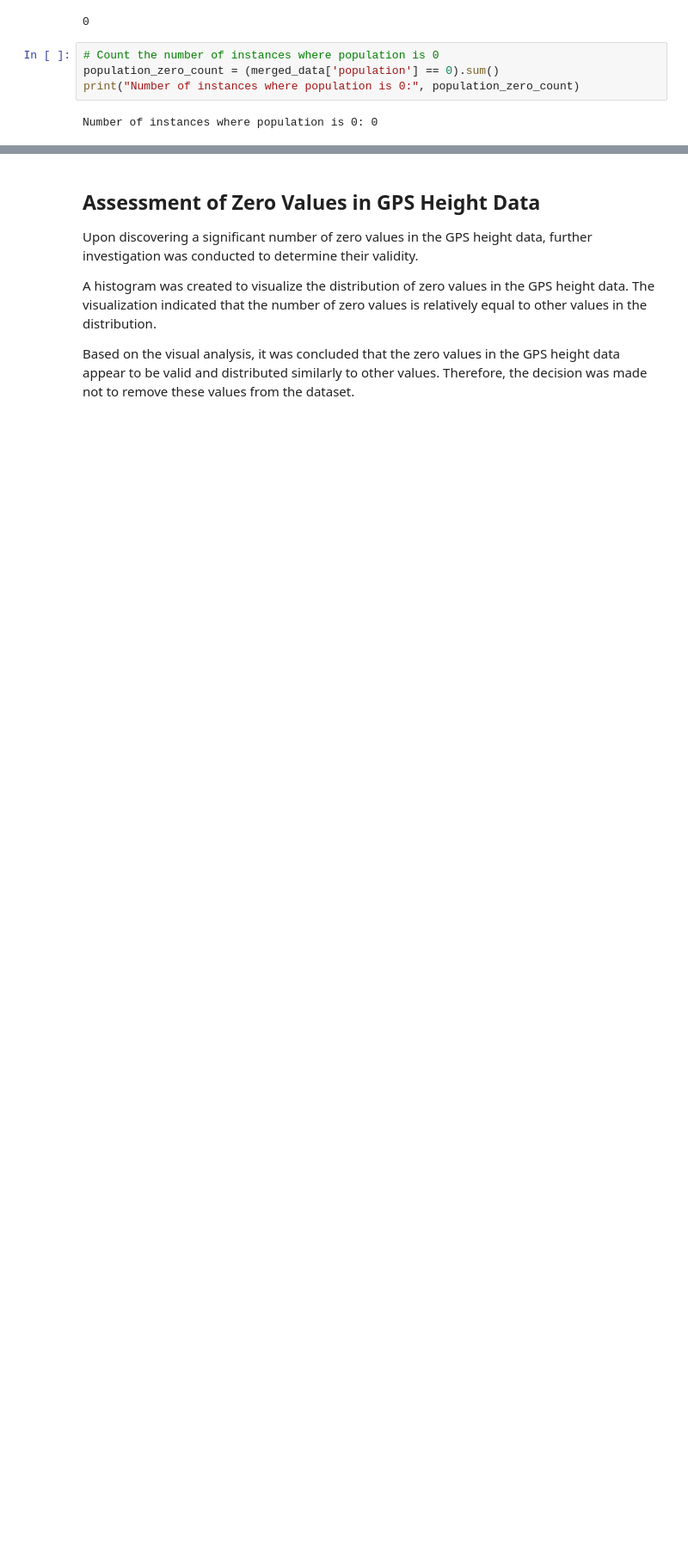
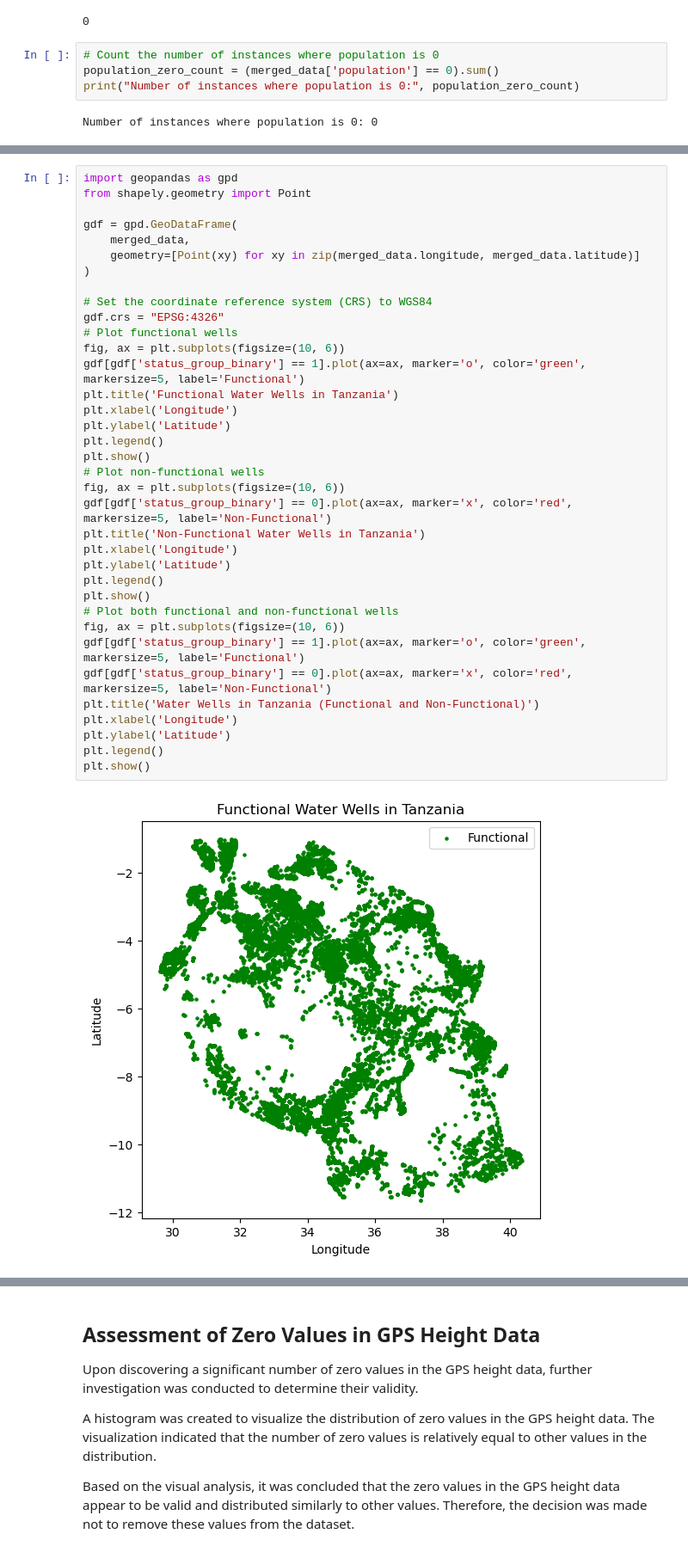
Before and after one commit to jguzzo522/twaterwell, a Jupyter notebook: tanwaterwell.ipynb, the cells around one changed output, grey strips where cells are left out. Shown at 86% size. Saved outputs shown, nothing was run; the diff lists cells and outputs as text; blank space fills up the shorter version.

```diff
--- a/tanwaterwell.ipynb
+++ b/tanwaterwell.ipynb
@@ -1161,0 +1088,38 @@ plt.show()
+# %%
+import geopandas as gpd
+from shapely.geometry import Point
+
+gdf = gpd.GeoDataFrame(
+    merged_data,
+    geometry=[Point(xy) for xy in zip(merged_data.longitude, merged_data.latitude)]
+)
+
+# Set the coordinate reference system (CRS) to WGS84
+gdf.crs = "EPSG:4326"
+# Plot functional wells
+fig, ax = plt.subplots(figsize=(10, 6))
+gdf[gdf['status_group_binary'] == 1].plot(ax=ax, marker='o', color='green', markersize=5, label='Functional')
+plt.title('Functional Water Wells in Tanzania')
+plt.xlabel('Longitude')
+plt.ylabel('Latitude')
+plt.legend()
+plt.show()
+# Plot non-functional wells
+fig, ax = plt.subplots(figsize=(10, 6))
+gdf[gdf['status_group_binary'] == 0].plot(ax=ax, marker='x', color='red', markersize=5, label='Non-Functional')
+plt.title('Non-Functional Water Wells in Tanzania')
+plt.xlabel('Longitude')
+plt.ylabel('Latitude')
+plt.legend()
+plt.show()
+# Plot both functional and non-functional wells
+fig, ax = plt.subplots(figsize=(10, 6))
+gdf[gdf['status_group_binary'] == 1].plot(ax=ax, marker='o', color='green', markersize=5, label='Functional')
+gdf[gdf['status_group_binary'] == 0].plot(ax=ax, marker='x', color='red', markersize=5, label='Non-Functional')
+plt.title('Water Wells in Tanzania (Functional and Non-Functional)')
+plt.xlabel('Longitude')
+plt.ylabel('Latitude')
+plt.legend()
+plt.show()
+# %% [output]
+[figure, added]
```
Also changed, not shown: parts of 72 cells of this notebook.
